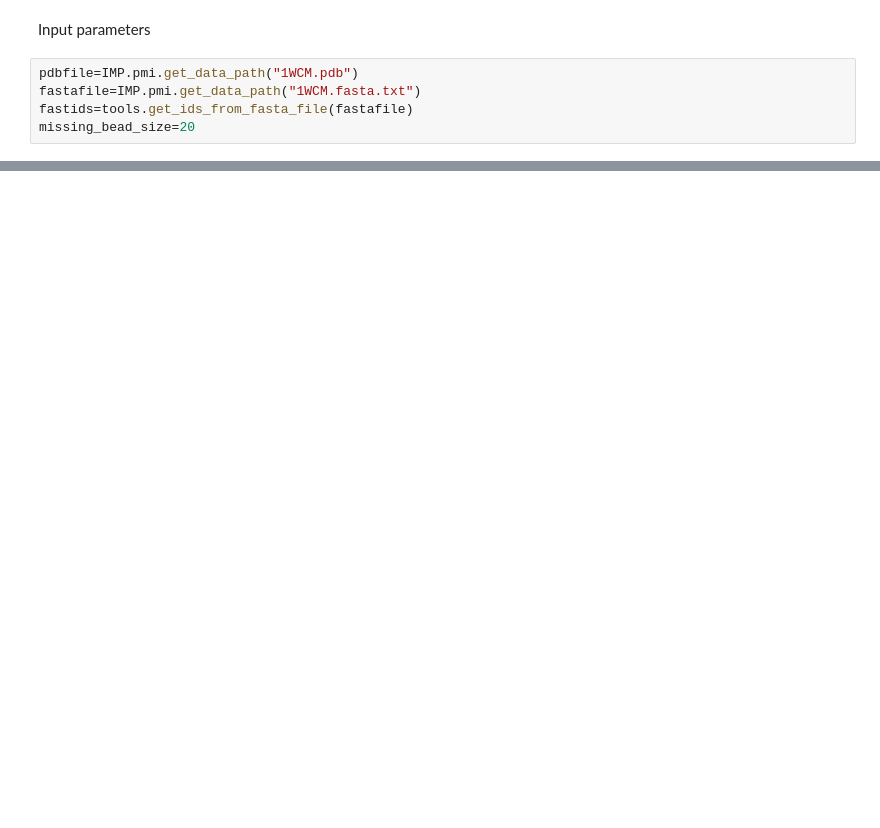
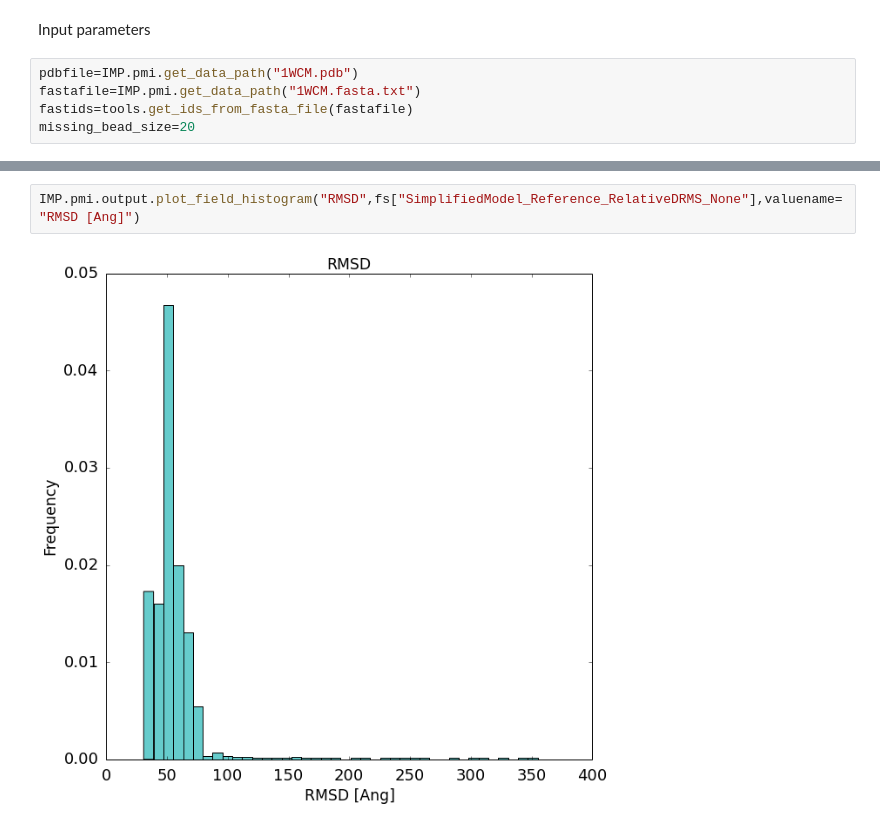
Before and after one commit to salilab/pmi, a Jupyter notebook: examples/rnapolii/crosslink/tutorial.ipynb, the cells around one changed output, grey strips where cells are left out. Saved outputs shown, nothing was run; the diff lists cells and outputs as text; blank space fills up the shorter version.

```diff
--- a/examples/rnapolii/crosslink/tutorial.ipynb
+++ b/examples/rnapolii/crosslink/tutorial.ipynb
@@ -156,0 +259,4 @@ o.close_rmf("conformations.rmf3")
+# %%
+IMP.pmi.output.plot_field_histogram("RMSD",fs["SimplifiedModel_Reference_RelativeDRMS_None"],valuename="RMSD [Ang]")
+# %% [output]
+[figure, added]
```
Also changed, not shown: parts of 20 cells of this notebook, 2 other files.
